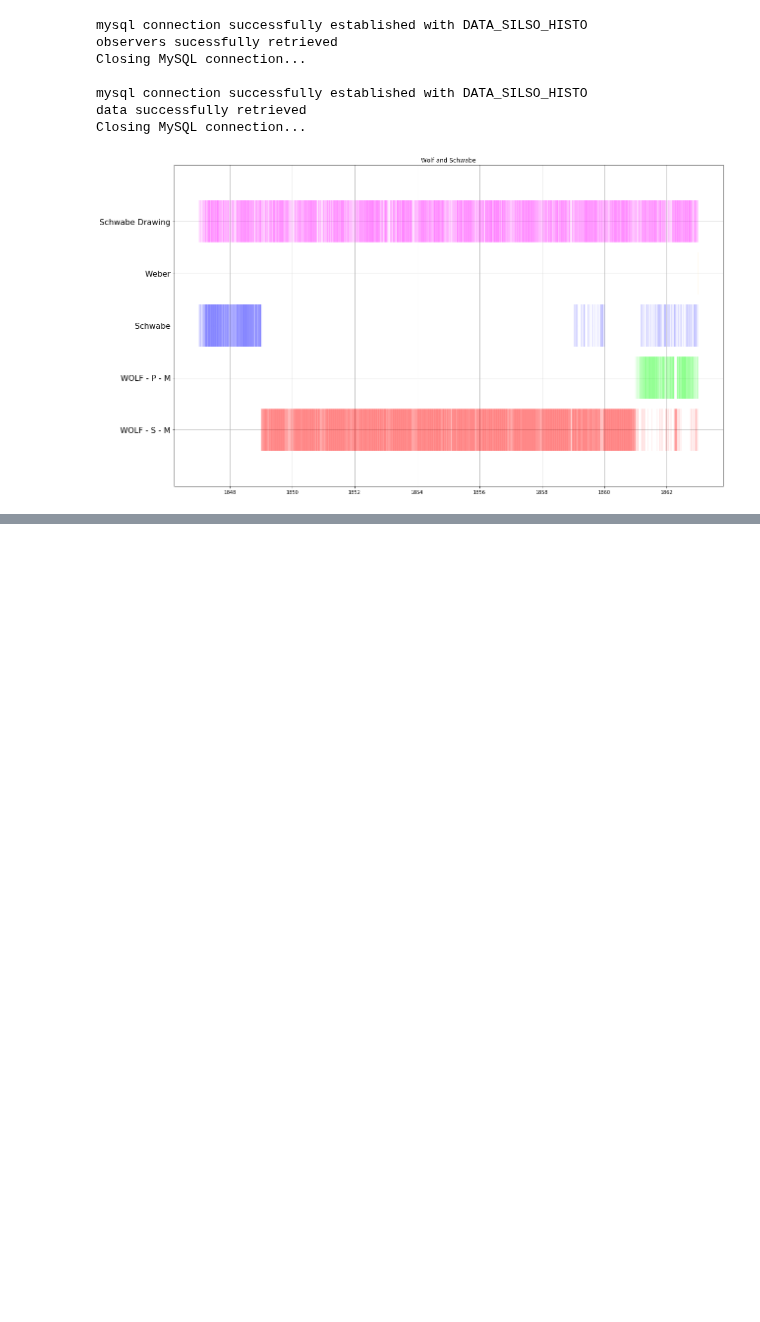
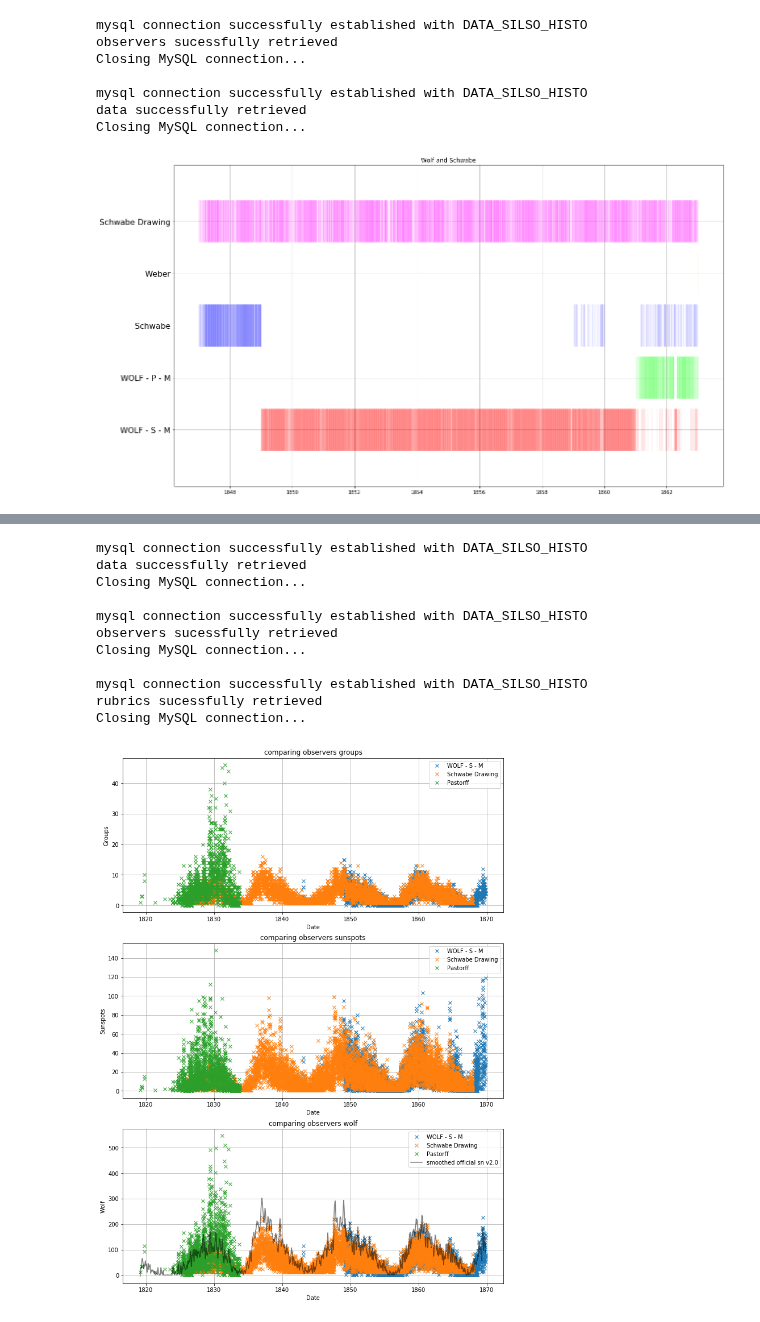
Before and after one commit to dcxSt/DATA_SILSO_HISTO_search, a Jupyter notebook: Wolf Wolfer Eventplots.ipynb, the cells around one changed output, grey strips where cells are left out. Saved outputs shown, nothing was run; the diff lists cells and outputs as text; code cells hidden in the pictures; blank space fills up the shorter version.

```diff
--- a/Wolf Wolfer Eventplots.ipynb
+++ b/Wolf Wolfer Eventplots.ipynb
@@ -82,0 +91,16 @@ Closing MySQL connection...
+# %%
+display_compare_observers(observers=["WOLF - S - M","Schwabe Drawing","Pastorff"],
+                          online_sn=True,include_flags=(None,0,1,2,3,4,5,6,7,8,9))
+# %% [output]
+mysql connection successfully established with DATA_SILSO_HISTO
+data successfully retrieved
+Closing MySQL connection...
+
+mysql connection successfully established with DATA_SILSO_HISTO
+observers sucessfully retrieved
+Closing MySQL connection...
+
+mysql connection successfully established with DATA_SILSO_HISTO
+rubrics sucessfully retrieved
+Closing MySQL connection...
+[figure, added]
```
Also changed, not shown: parts of 3 cells of this notebook, 4 other files.
